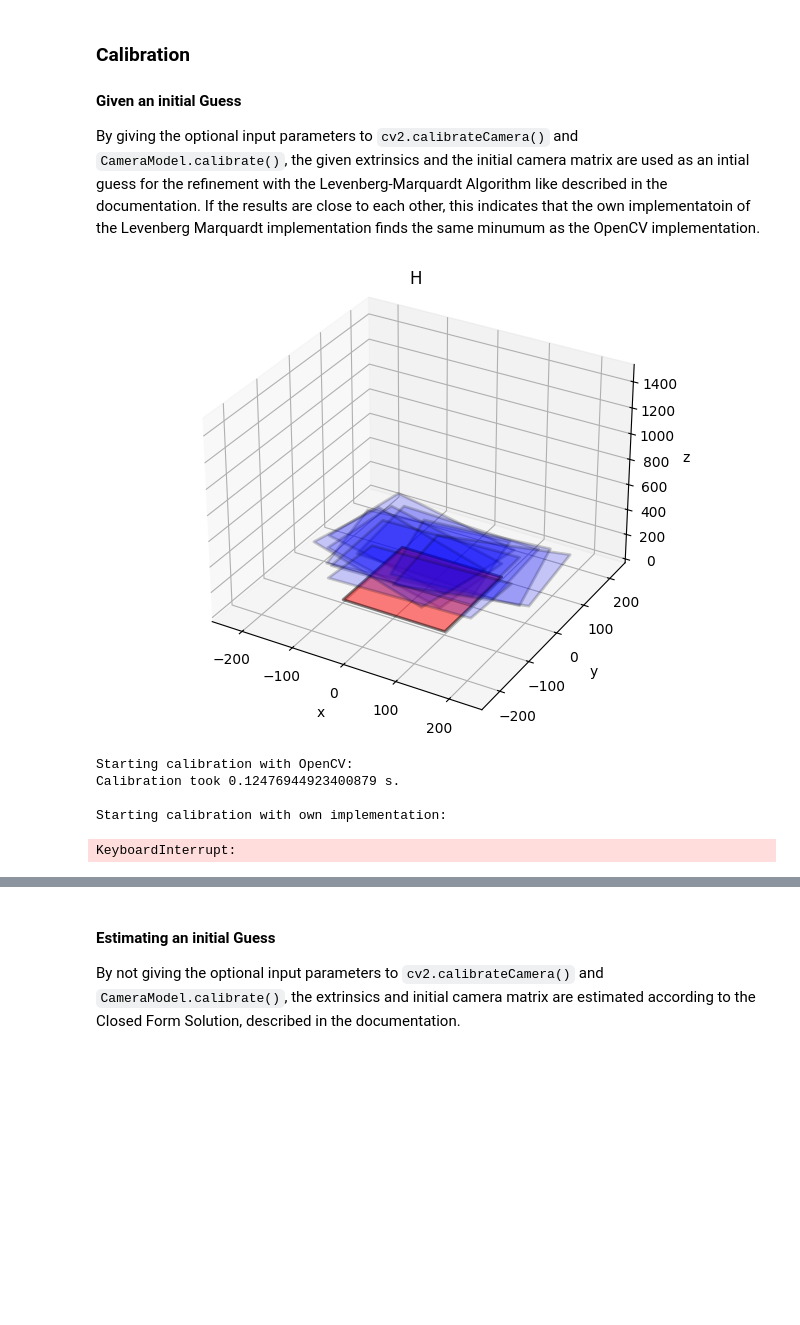
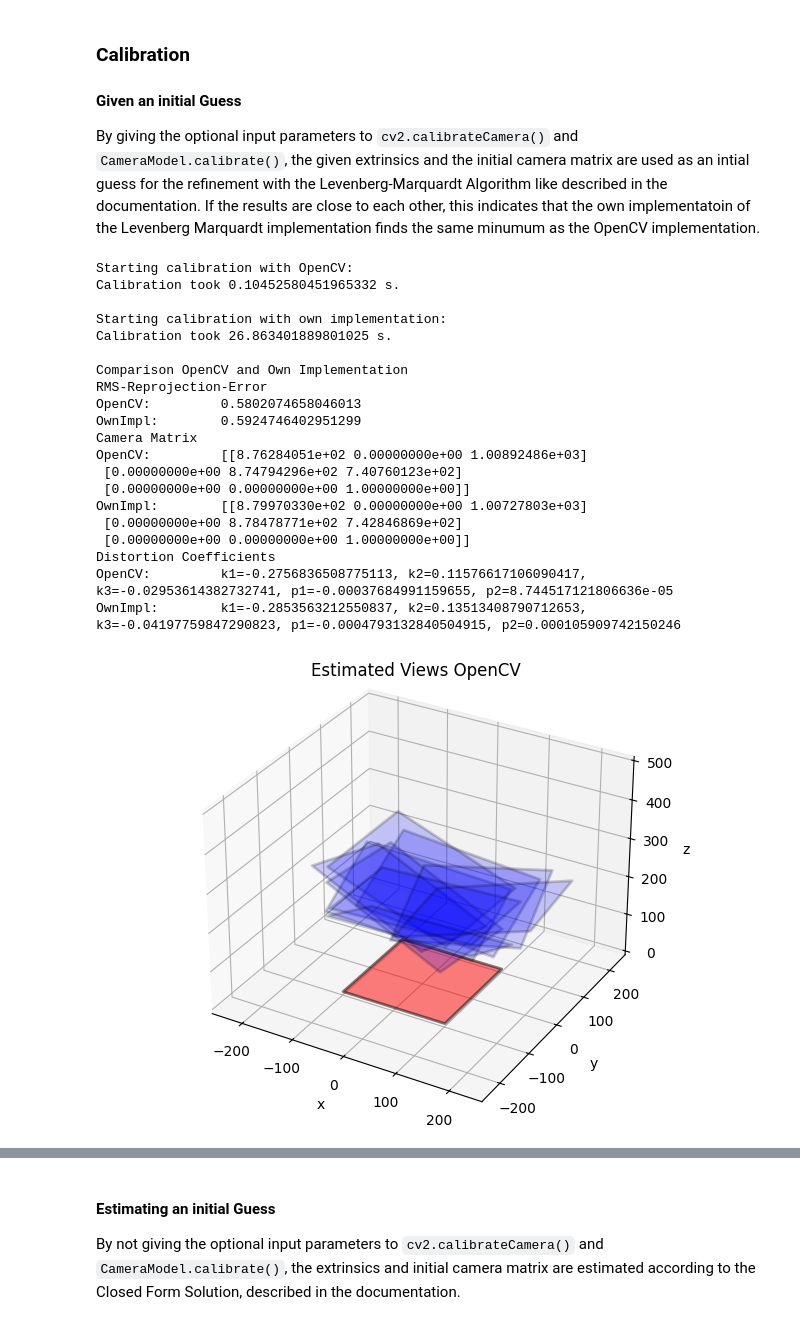
Before and after one commit to samihamza01/ComputerVisionSeminar_CameraCalibration, a Jupyter notebook: src/calibration_comparison.ipynb, the cells around one changed output, grey strips where cells are left out. Drawn from its saved outputs; the diff is of its cells as text; code cells hidden in the pictures; blank space fills up the shorter version.

```diff
--- a/src/calibration_comparison.ipynb
+++ b/src/calibration_comparison.ipynb
@@ -117,7 +119,7 @@ def plot_views(rVecs, tVecs, title = ""):
 
 	ax.set_xlim([-250,250])
 	ax.set_ylim([-250,250])
-	ax.set_zlim([0,1500])
+	ax.set_zlim([0,500])
 	fig.suptitle(title)
 	plt.show()
 
@@ -213,37 +215,52 @@ t_vecs = [	np.array([-133.570266932208,-82.3866893386230,194.908550346452]),
 # compare the parameters
 # Calibrate with OpenCV
 print("Starting calibration with OpenCV:")
 startTime = time.time()
 RMSErrorCV, cameraMatrixCV, distortionVecCV, rVecsCV, tVecsCV = cv.calibrateCamera(objpoints, imgpoints, gray.shape[1::-1], camera_matrix, None, r_vecs, t_vecs)
 stopTime = time.time()
 print(f"Calibration took {stopTime-startTime} s.\n")
 
 # Calibrate with own implementation
 print("Starting calibration with own implementation:")
 startTime = time.time()
 cam = cm.CameraModel()
-RMSError, rVecs, tVecs = cam.calibrate(objpoints,imgpoints,gray.shape,camera_matrix,r_vecs,t_vecs,verbose=True)
+RMSError, rVecs, tVecs = cam.calibrate(objpoints,imgpoints,gray.shape,camera_matrix,r_vecs,t_vecs,verbose=False)
 cam.save_cam_to_json("test.json")
 stopTime = time.time()
 print(f"Calibration took {stopTime-startTime} s.\n")
 
 print("Comparison OpenCV and Own Implementation")
 print("RMS-Reprojection-Error")
 print(f"OpenCV:\t\t{RMSErrorCV}")
 print(f"OwnImpl:\t{RMSError}")
 print("Camera Matrix")
 print(f"OpenCV:\t\t{cameraMatrixCV}")
 print(f"OwnImpl:\t{cam.cameraMat}")
 print("Distortion Coefficients")
 print(f"OpenCV:\t\tk1={distortionVecCV[0,0]}, k2={distortionVecCV[0,1]}, k3={distortionVecCV[0,4]}, p1={distortionVecCV[0,2]}, p2={distortionVecCV[0,3]}")
 print(f"OwnImpl:\tk1={cam.distortionVec[0]}, k2={cam.distortionVec[1]}, k3={cam.distortionVec[2]}, p1={cam.distortionVec[3]}, p2={cam.distortionVec[4]}")
 
 plot_views(rVecsCV,tVecsCV,title="Estimated Views OpenCV")
 plot_views(rVecs,tVecs,title="Estimated Views OwnImp")
 # %% [output]
+Starting calibration with OpenCV:
+Calibration took 0.10452580451965332 s.
+
+Starting calibration with own implementation:
+Calibration took 26.863401889801025 s.
+
+Comparison OpenCV and Own Implementation
+RMS-Reprojection-Error
+OpenCV:         0.5802074658046013
+OwnImpl:        0.5924746402951299
+Camera Matrix
+OpenCV:         [[8.76284051e+02 0.00000000e+00 1.00892486e+03]
+ [0.00000000e+00 8.74794296e+02 7.40760123e+02]
+ [0.00000000e+00 0.00000000e+00 1.00000000e+00]]
+OwnImpl:        [[8.79970330e+02 0.00000000e+00 1.00727803e+03]
+ [0.00000000e+00 8.78478771e+02 7.42846869e+02]
+ [0.00000000e+00 0.00000000e+00 1.00000000e+00]]
+Distortion Coefficients
+OpenCV:         k1=-0.2756836508775113, k2=0.11576617106090417, k3=-0.02953614382732741, p1=-0.00037684991159655, p2=8.744517121806636e-05
+OwnImpl:        k1=-0.2853563212550837, k2=0.13513408790712653, k3=-0.04197759847290823, p1=-0.0004793132840504915, p2=0.000105909742150246
-[figure, old version]
+[figure, new version]
-Starting calibration with OpenCV:
-Calibration took 0.12476944923400879 s.
-
-Starting calibration with own implementation:
-KeyboardInterrupt:
```
Also changed, not shown: parts of 7 cells of this notebook, 2 other files.
